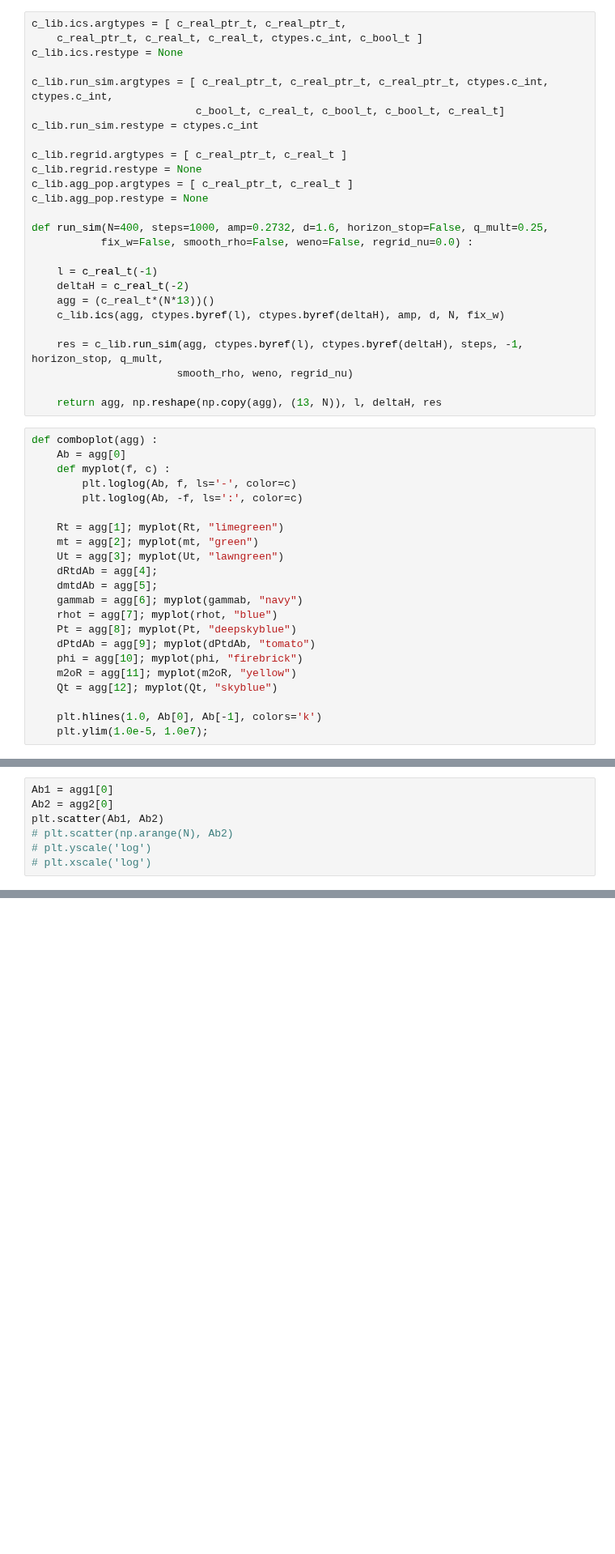
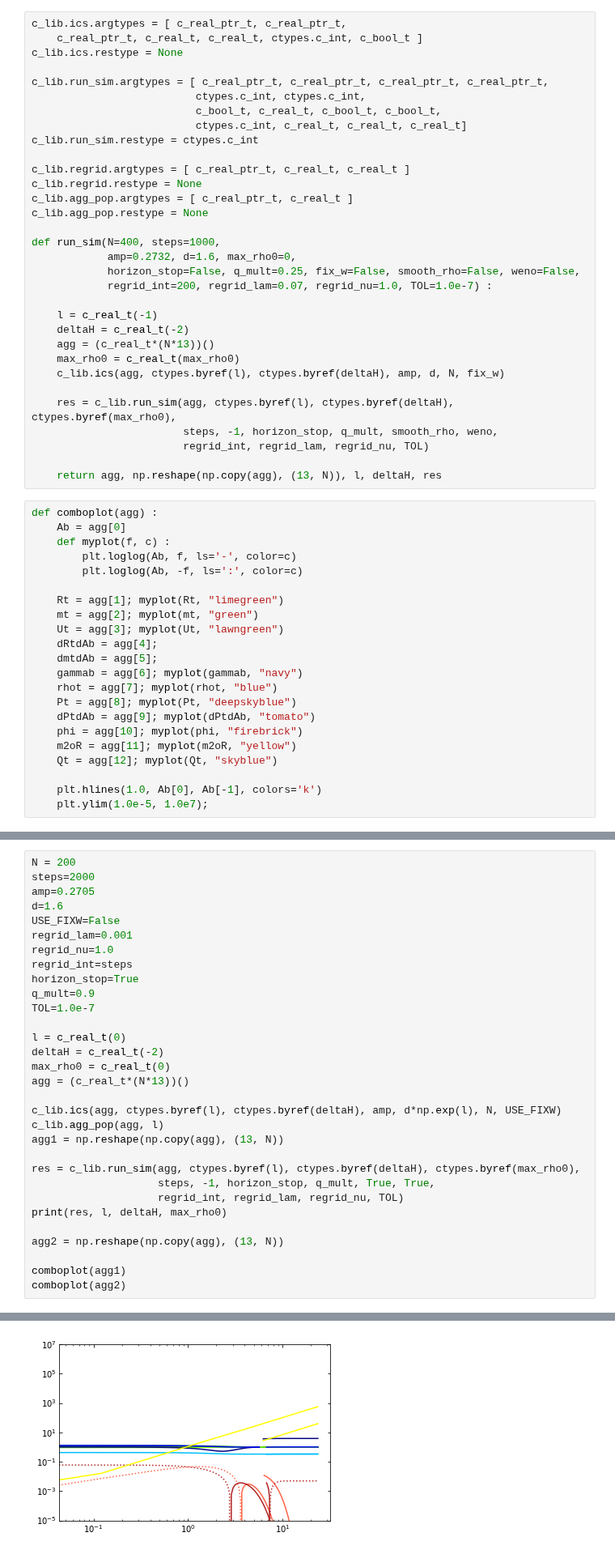
Before and after one commit to jbmertens/criticalcollapse, a Jupyter notebook: Critical_scaling.ipynb, the cells around one changed output, grey strips where cells are left out. Shown at 81% size. Saved outputs shown, nothing was run; the diff lists cells and outputs as text; blank space fills up the shorter version.

```diff
--- a/Critical_scaling.ipynb
+++ b/Critical_scaling.ipynb
@@ -67,25 +67,31 @@ c_lib.ics.argtypes = [ c_real_ptr_t, c_real_ptr_t,
     c_real_ptr_t, c_real_t, c_real_t, ctypes.c_int, c_bool_t ]
 c_lib.ics.restype = None
 
-c_lib.run_sim.argtypes = [ c_real_ptr_t, c_real_ptr_t, c_real_ptr_t, ctypes.c_int, ctypes.c_int,
-                          c_bool_t, c_real_t, c_bool_t, c_bool_t, c_real_t]
+c_lib.run_sim.argtypes = [ c_real_ptr_t, c_real_ptr_t, c_real_ptr_t, c_real_ptr_t,
+                          ctypes.c_int, ctypes.c_int,
+                          c_bool_t, c_real_t, c_bool_t, c_bool_t,
+                          ctypes.c_int, c_real_t, c_real_t, c_real_t]
 c_lib.run_sim.restype = ctypes.c_int
 
-c_lib.regrid.argtypes = [ c_real_ptr_t, c_real_t ]
+c_lib.regrid.argtypes = [ c_real_ptr_t, c_real_t, c_real_t ]
 c_lib.regrid.restype = None
 c_lib.agg_pop.argtypes = [ c_real_ptr_t, c_real_t ]
 c_lib.agg_pop.restype = None
 
-def run_sim(N=400, steps=1000, amp=0.2732, d=1.6, horizon_stop=False, q_mult=0.25,
-           fix_w=False, smooth_rho=False, weno=False, regrid_nu=0.0) :
+def run_sim(N=400, steps=1000,
+            amp=0.2732, d=1.6, max_rho0=0,
+            horizon_stop=False, q_mult=0.25, fix_w=False, smooth_rho=False, weno=False,
+            regrid_int=200, regrid_lam=0.07, regrid_nu=1.0, TOL=1.0e-7) :
 
     l = c_real_t(-1)
     deltaH = c_real_t(-2)
     agg = (c_real_t*(N*13))()
+    max_rho0 = c_real_t(max_rho0)
     c_lib.ics(agg, ctypes.byref(l), ctypes.byref(deltaH), amp, d, N, fix_w)
 
-    res = c_lib.run_sim(agg, ctypes.byref(l), ctypes.byref(deltaH), steps, -1, horizon_stop, q_mult,
-                       smooth_rho, weno, regrid_nu)
+    res = c_lib.run_sim(agg, ctypes.byref(l), ctypes.byref(deltaH), ctypes.byref(max_rho0),
+                        steps, -1, horizon_stop, q_mult, smooth_rho, weno,
+                        regrid_int, regrid_lam, regrid_nu, TOL)
 
     return agg, np.reshape(np.copy(agg), (13, N)), l, deltaH, res
 # %%
@@ -137,7 +119,32 @@ agg2 = np.reshape(np.copy(agg), (13, N))
 # %%
-Ab1 = agg1[0]
-Ab2 = agg2[0]
-plt.scatter(Ab1, Ab2)
-# plt.scatter(np.arange(N), Ab2)
-# plt.yscale('log')
-# plt.xscale('log')
+N = 200
+steps=2000
+amp=0.2705
+d=1.6
+USE_FIXW=False
+regrid_lam=0.001
+regrid_nu=1.0
+regrid_int=steps
+horizon_stop=True
+q_mult=0.9
+TOL=1.0e-7
+
+l = c_real_t(0)
+deltaH = c_real_t(-2)
+max_rho0 = c_real_t(0)
+agg = (c_real_t*(N*13))()
+
+c_lib.ics(agg, ctypes.byref(l), ctypes.byref(deltaH), amp, d*np.exp(l), N, USE_FIXW)
+c_lib.agg_pop(agg, l)
+agg1 = np.reshape(np.copy(agg), (13, N))
+
+res = c_lib.run_sim(agg, ctypes.byref(l), ctypes.byref(deltaH), ctypes.byref(max_rho0),
+                    steps, -1, horizon_stop, q_mult, True, True,
+                    regrid_int, regrid_lam, regrid_nu, TOL)
+print(res, l, deltaH, max_rho0)
+
+agg2 = np.reshape(np.copy(agg), (13, N))
+
+comboplot(agg1)
+comboplot(agg2)
+# %% [output]
@@ -143,0 +152 @@ plt.scatter(Ab1, Ab2)
+[figure, added]
```
Also changed, not shown: parts of 10 cells of this notebook, 2 other files.
